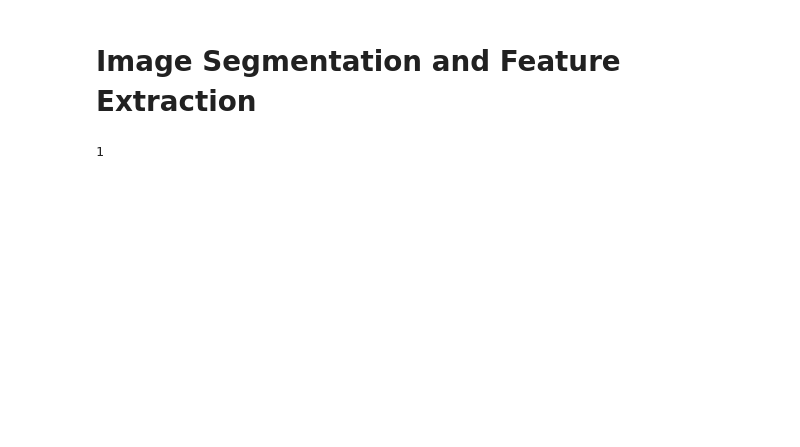
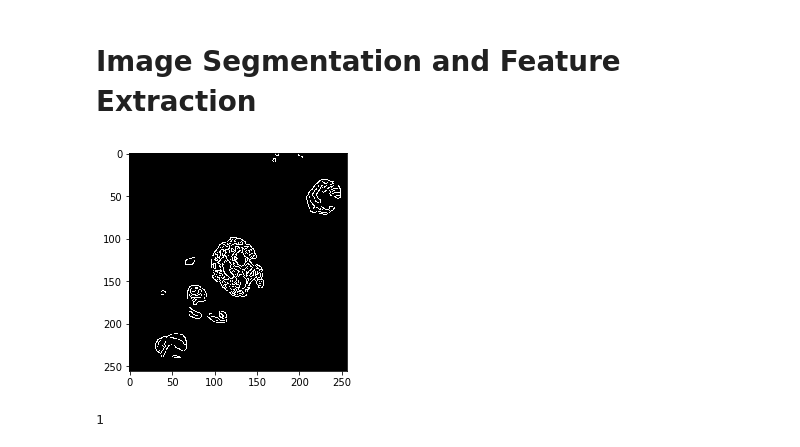
Before and after one commit to PrincessGrouchy/BMEN-509_ABC-DISC, a Jupyter notebook: ABC-DISC.ipynb, the cells around one changed output. Cells and saved outputs as stored; diff of their text form; code cells hidden in the pictures; blank space fills up the shorter version.

```diff
--- a/ABC-DISC.ipynb
+++ b/ABC-DISC.ipynb
@@ -169,7 +158,16 @@ True
 # Image Segmentation and Feature Extraction
 # %%
 #Read enhanced image as grayscale, hence the flag set equal to 0
-img = cv2.imread('cell.png', 0)
+
+File = edge
+cv2.imwrite('Enhanced.png',File)
+img = cv2.imread('Enhanced.png', 0)
+
+
+plt.imshow(img, cmap='gray')
+plt.show()
+# %% [output]
+[figure, added]
 # %%
 #Morphological operations
 kernel = np.ones((5, 5), np.uint8)
```
Also changed, not shown: parts of 20 cells of this notebook, 1 other file.
